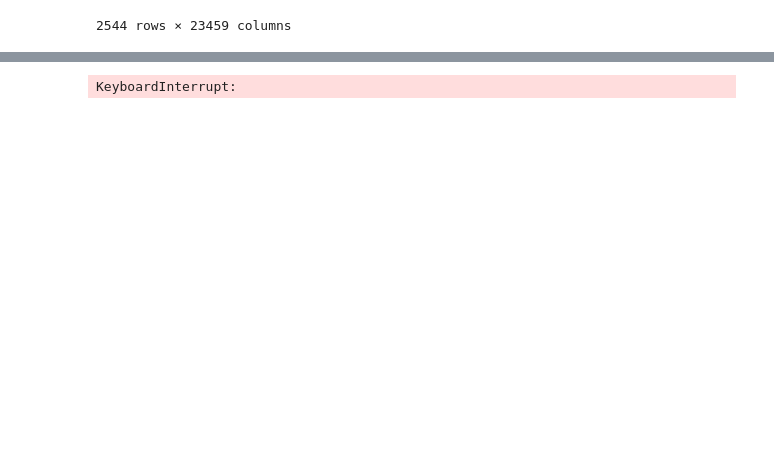
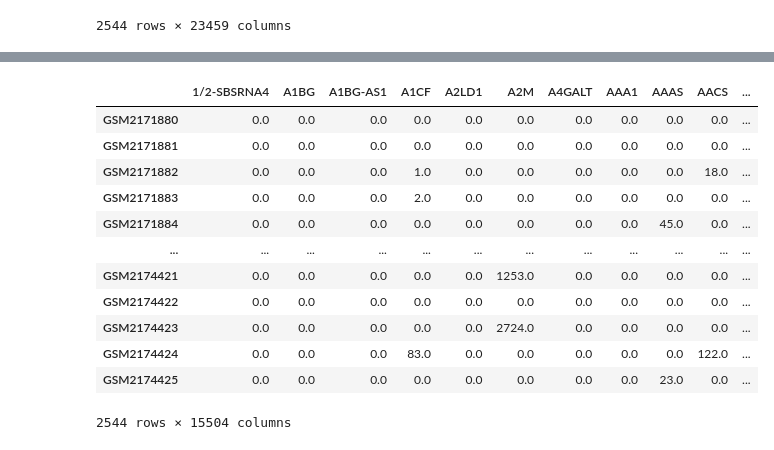
Before and after one commit to elsahh/psupertime-project, a Jupyter notebook: data.ipynb, the cells around one changed output, grey strips where cells are left out. Saved outputs shown, nothing was run; the diff lists cells and outputs as text; code cells hidden in the pictures; blank space fills up the shorter version.

```diff
--- a/data.ipynb
+++ b/data.ipynb
@@ -64,13 +41,0 @@ if sum >= 500:
-# %%
-import numpy as np
-
-#genes expressed in less than 1% of the sample are deleted
-sparsedf = df.replace(0, np.nan)
-for column_name in df.columns:
-    column = sparsedf[column_name]
-    count = column.isna().sum()
-    if count >= 25:
-        sparsedf.drop(column_name, axis = 1)
-sparsedf
-# %% [output]
-KeyboardInterrupt:
@@ -79,2 +42,26 @@ logdf = sparsedf.replace(np.nan, 0)
+# %%
+import numpy as np
+
+sparsedf = df.replace(0, np.nan)
+sum = sparsedf.isna().sum(axis = 0)
+drop = sum >= 2519
+datlist = list(drop[drop].index.values)
+sparsedf.drop(datlist, axis =1, inplace=True)
+sparsedf.fillna(value = 0, inplace=True)
+sparsedf
+# %% [output]
+|  | 1/2-SBSRNA4 | A1BG | A1BG-AS1 | A1CF | A2LD1 | A2M | A4GALT | AAA1 | AAAS | AACS | ... |
+| GSM2171880 | 0.0 | 0.0 | 0.0 | 0.0 | 0.0 | 0.0 | 0.0 | 0.0 | 0.0 | 0.0 | ... |
+| GSM2171881 | 0.0 | 0.0 | 0.0 | 0.0 | 0.0 | 0.0 | 0.0 | 0.0 | 0.0 | 0.0 | ... |
+| GSM2171882 | 0.0 | 0.0 | 0.0 | 1.0 | 0.0 | 0.0 | 0.0 | 0.0 | 0.0 | 18.0 | ... |
+| GSM2171883 | 0.0 | 0.0 | 0.0 | 2.0 | 0.0 | 0.0 | 0.0 | 0.0 | 0.0 | 0.0 | ... |
+| GSM2171884 | 0.0 | 0.0 | 0.0 | 0.0 | 0.0 | 0.0 | 0.0 | 0.0 | 45.0 | 0.0 | ... |
+| ... | ... | ... | ... | ... | ... | ... | ... | ... | ... | ... | ... |
+| GSM2174421 | 0.0 | 0.0 | 0.0 | 0.0 | 0.0 | 1253.0 | 0.0 | 0.0 | 0.0 | 0.0 | ... |
+| GSM2174422 | 0.0 | 0.0 | 0.0 | 0.0 | 0.0 | 0.0 | 0.0 | 0.0 | 0.0 | 0.0 | ... |
+| GSM2174423 | 0.0 | 0.0 | 0.0 | 0.0 | 0.0 | 2724.0 | 0.0 | 0.0 | 0.0 | 0.0 | ... |
+| GSM2174424 | 0.0 | 0.0 | 0.0 | 83.0 | 0.0 | 0.0 | 0.0 | 0.0 | 0.0 | 122.0 | ... |
+| GSM2174425 | 0.0 | 0.0 | 0.0 | 0.0 | 0.0 | 0.0 | 0.0 | 0.0 | 23.0 | 0.0 | ... |
+2544 rows × 15504 columns
 # %%
 #pseudocounts of 1 are added 0's to do log transformation
```
Also changed, not shown: parts of 6 cells of this notebook.
